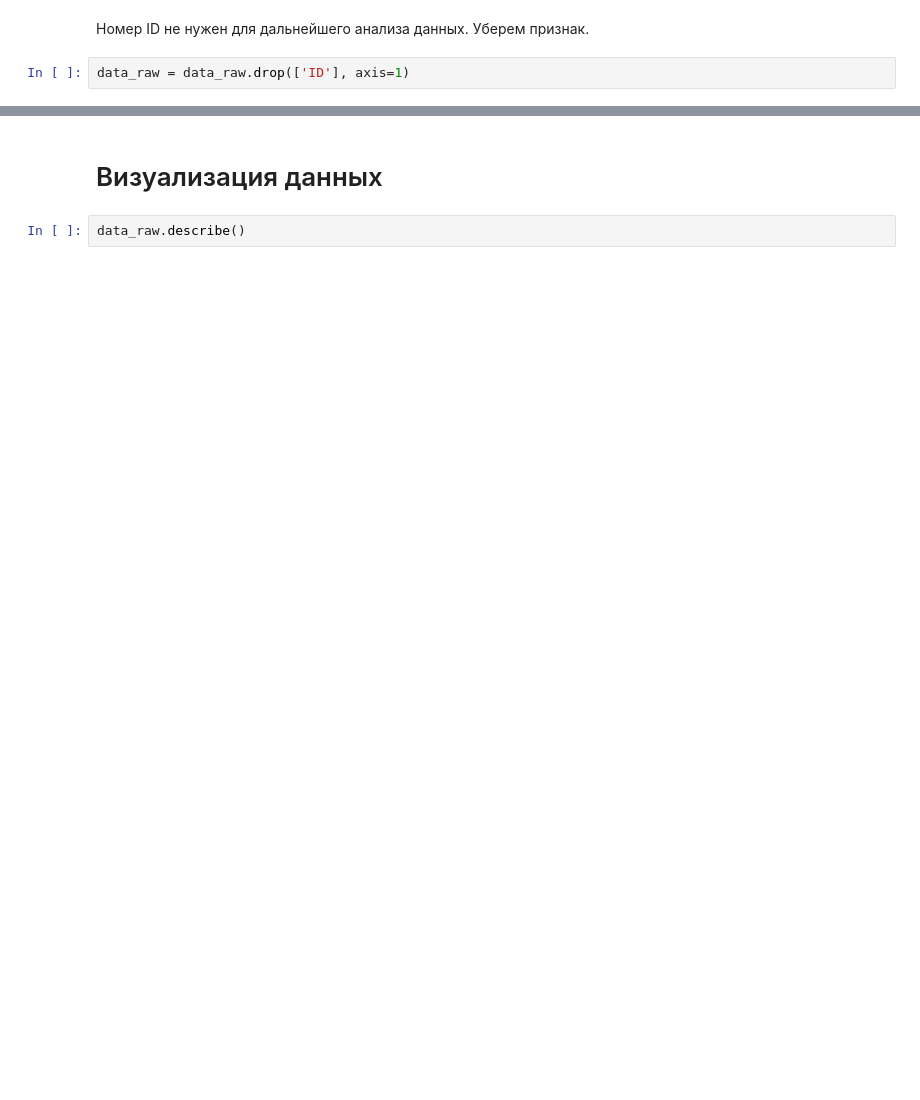
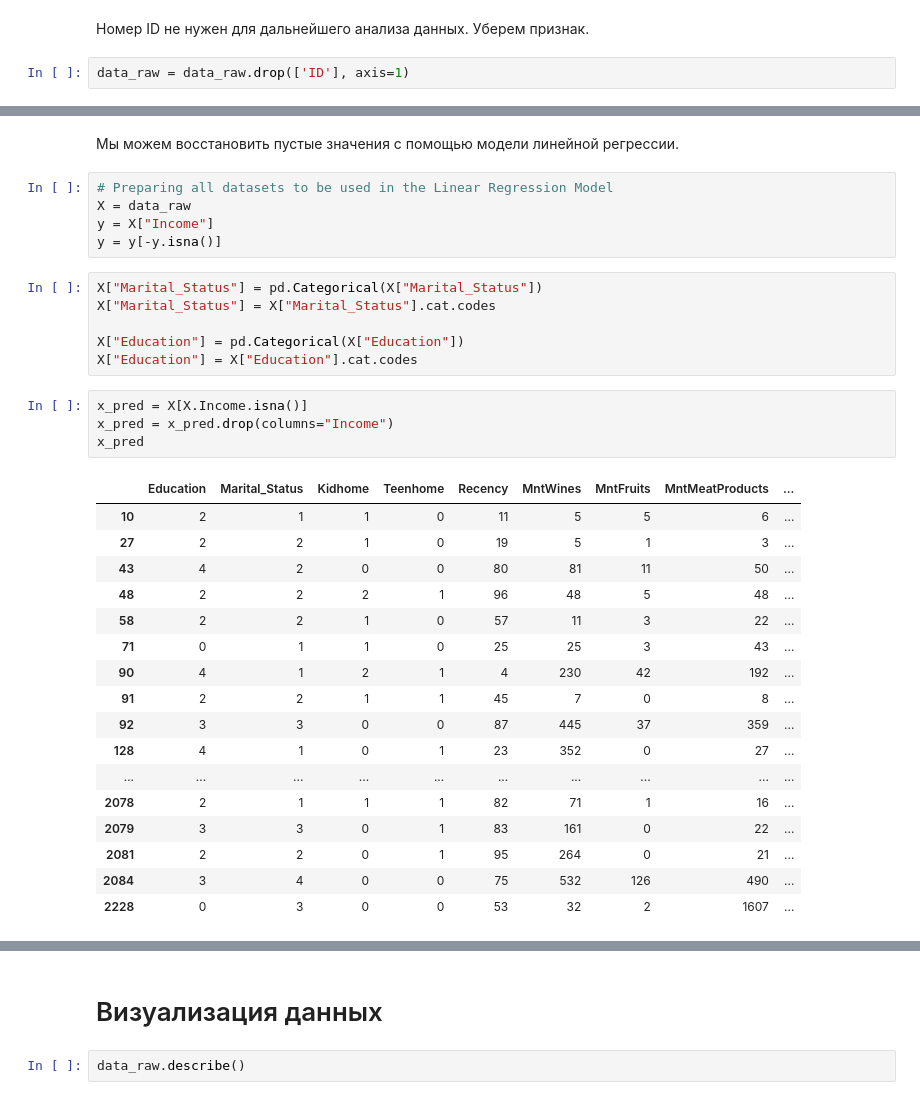
Before and after one commit to alcatkuchera/Marketing_Campaign, a Jupyter notebook: Marketing_campaign.ipynb, the cells around one changed output, grey strips where cells are left out. Cells and saved outputs as stored; diff of their text form; blank space fills up the shorter version.

```diff
--- a/Marketing_campaign.ipynb
+++ b/Marketing_campaign.ipynb
@@ -322,0 +239,35 @@ numerical_columns
+# %% [markdown]
+Мы можем восстановить пустые значения с помощью модели линейной регрессии.
+# %%
+# Preparing all datasets to be used in the Linear Regression Model
+X = data_raw
+y = X["Income"]
+y = y[-y.isna()]
+# %%
+X["Marital_Status"] = pd.Categorical(X["Marital_Status"])
+X["Marital_Status"] = X["Marital_Status"].cat.codes
+
+X["Education"] = pd.Categorical(X["Education"])
+X["Education"] = X["Education"].cat.codes
+# %%
+x_pred = X[X.Income.isna()]
+x_pred = x_pred.drop(columns="Income")
+x_pred
+# %% [output]
+|  | Education | Marital_Status | Kidhome | Teenhome | Recency | MntWines | MntFruits | MntMeatProducts | ... |
+| 10 | 2 | 1 | 1 | 0 | 11 | 5 | 5 | 6 | ... |
+| 27 | 2 | 2 | 1 | 0 | 19 | 5 | 1 | 3 | ... |
+| 43 | 4 | 2 | 0 | 0 | 80 | 81 | 11 | 50 | ... |
+| 48 | 2 | 2 | 2 | 1 | 96 | 48 | 5 | 48 | ... |
+| 58 | 2 | 2 | 1 | 0 | 57 | 11 | 3 | 22 | ... |
+| 71 | 0 | 1 | 1 | 0 | 25 | 25 | 3 | 43 | ... |
+| 90 | 4 | 1 | 2 | 1 | 4 | 230 | 42 | 192 | ... |
+| 91 | 2 | 2 | 1 | 1 | 45 | 7 | 0 | 8 | ... |
+| 92 | 3 | 3 | 0 | 0 | 87 | 445 | 37 | 359 | ... |
+| 128 | 4 | 1 | 0 | 1 | 23 | 352 | 0 | 27 | ... |
+| ... | ... | ... | ... | ... | ... | ... | ... | ... | ... |
+| 2078 | 2 | 1 | 1 | 1 | 82 | 71 | 1 | 16 | ... |
+| 2079 | 3 | 3 | 0 | 1 | 83 | 161 | 0 | 22 | ... |
+| 2081 | 2 | 2 | 0 | 1 | 95 | 264 | 0 | 21 | ... |
+| 2084 | 3 | 4 | 0 | 0 | 75 | 532 | 126 | 490 | ... |
+| 2228 | 0 | 3 | 0 | 0 | 53 | 32 | 2 | 1607 | ... |
```
Also changed, not shown: parts of 110 cells of this notebook.
